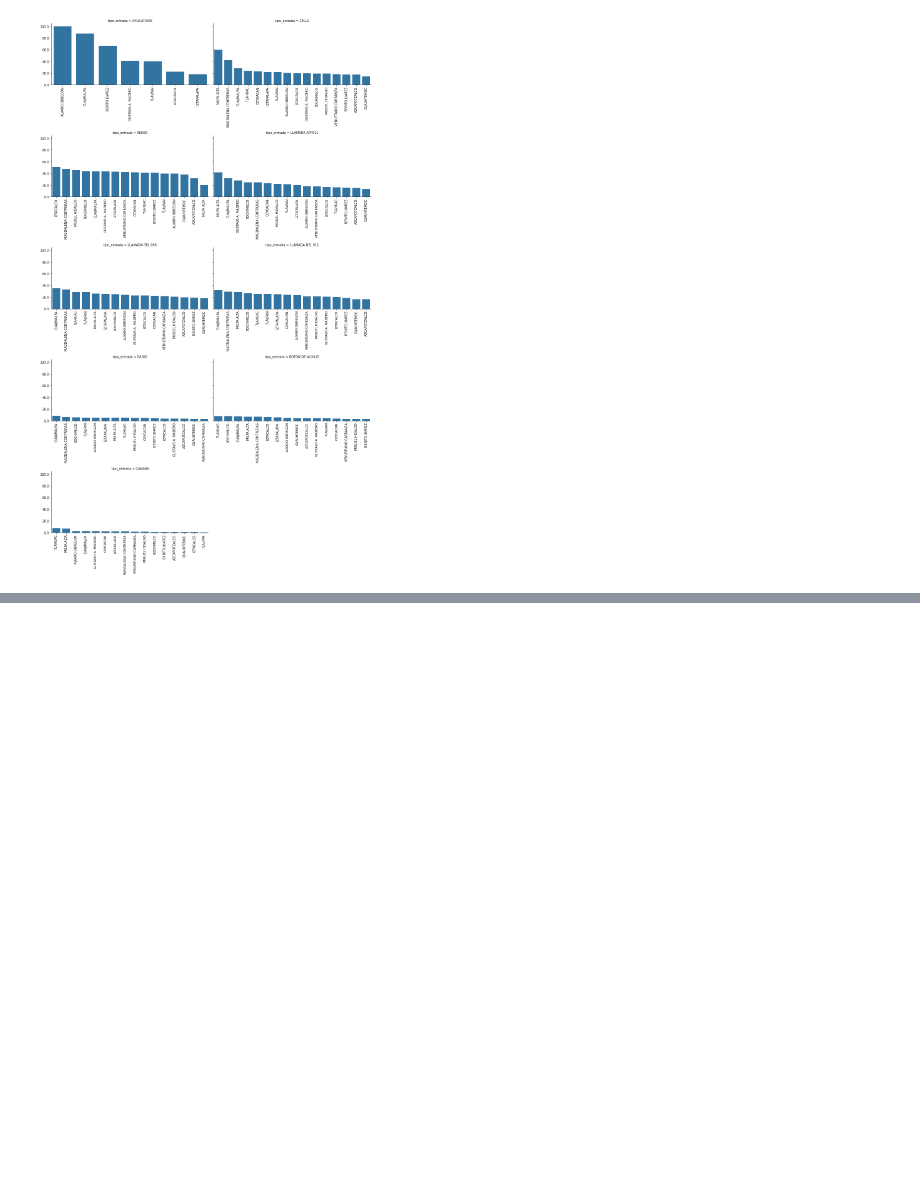
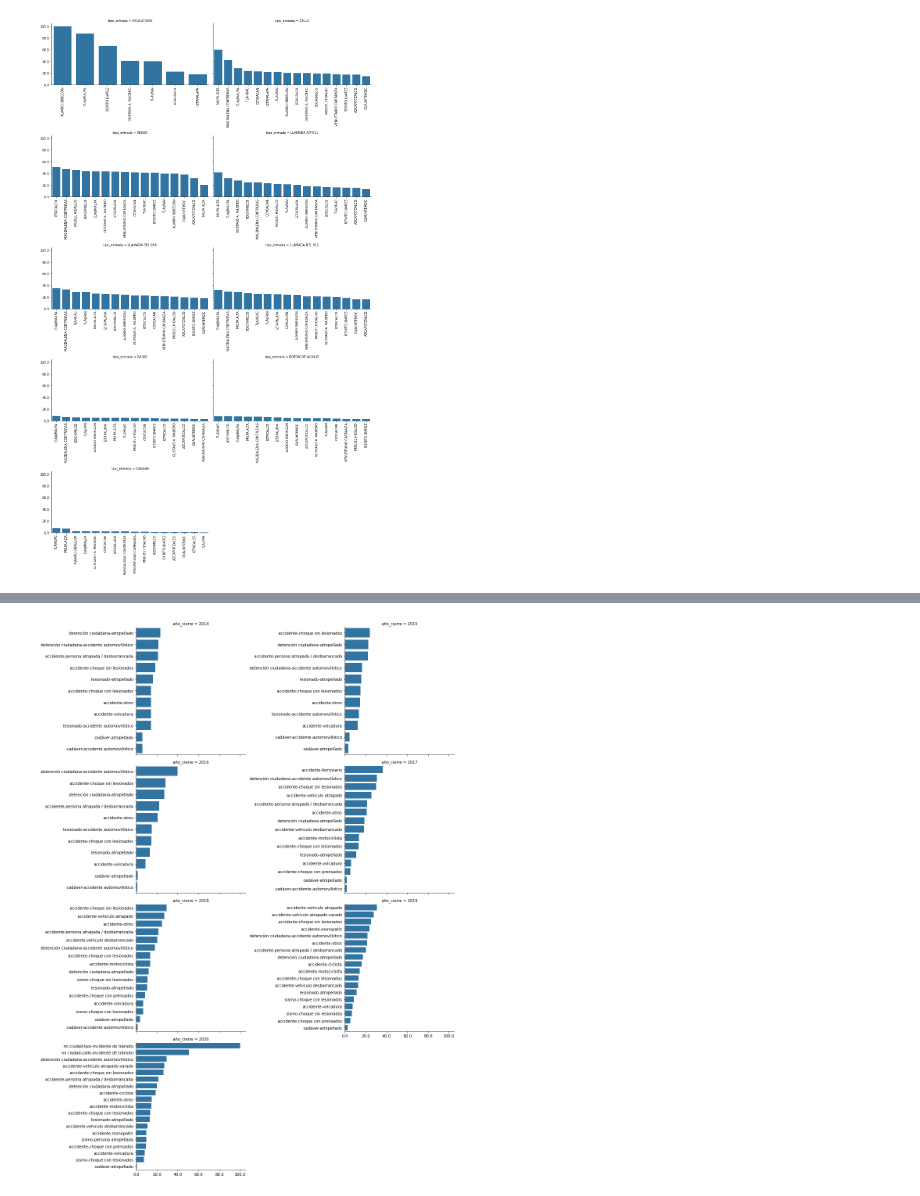
Before and after one commit to caroacostatovany/accidentes-viales-CDMX, a Jupyter notebook: notebooks/EDA_GEDA_Caro.ipynb, the cells around one changed output, grey strips where cells are left out. Saved outputs shown, nothing was run; the diff lists cells and outputs as text; code cells hidden in the pictures; blank space fills up the shorter version.

```diff
--- a/notebooks/EDA_GEDA_Caro.ipynb
+++ b/notebooks/EDA_GEDA_Caro.ipynb
@@ -860,0 +978,23 @@ plt.show()
+# %%
+incidente = incidentes_viales_df.groupby(["incidente_c4", "año_cierre", "label"], as_index=False).count()
+# %%
+incidente_falso = incidente.drop(
+    columns=['fecha_creacion', 'hora_creacion', 'hora_creacion',
+             'dia_semana', 'fecha_cierre',
+             'mes_cierre', 'hora_cierre',
+             'delegacion_inicio', 'latitud', 'longitud',
+             'clas_con_f_alarma', 'delegacion_cierre',
+             'geopoint', 'mes', 'tipo_entrada',
+             'codigo_cierre'], axis=1)\
+ .rename(columns={'folio':'num_llamadas'})
+
+incidente_falso = incidente_falso.set_index(["incidente_c4", "año_cierre"])
+# tipo_entrada_falsa
+# %%
+incidente_falso['total'] = incidente_total['total_llamadas']
+incidente_falso['prop'] = incidente_falso['num_llamadas']/incidente_falso['total']*100
+
+incidente_falso = incidente_falso[incidente_falso['label'] == 1]\
+ .sort_values('prop', ascending=False).reset_index()
+
+incidente_falso
@@ -860,0 +1015,19 @@ plt.show()
+# %%
+p = sns.FacetGrid(incidente_falso,
+                  col="año_cierre",
+                  col_wrap=2,
+                  sharex=True,
+                  sharey=False,
+                  aspect=1.5,
+                  legend_out=True,
+                  height=5)
+p.map_dataframe(sns.barplot, y="incidente_c4", x="prop")
+for ax in p.axes.flat:
+    for label in ax.get_yticklabels():
+        ax.xaxis.set_major_formatter(FuncFormatter(number_formatter))
+
+    ax.set_yticklabels(ax.get_yticklabels(), rotation=0)
+p.tight_layout()
+plt.show()
+# %% [output]
+[figure, added]
```
Also changed, not shown: parts of 46 cells of this notebook.
